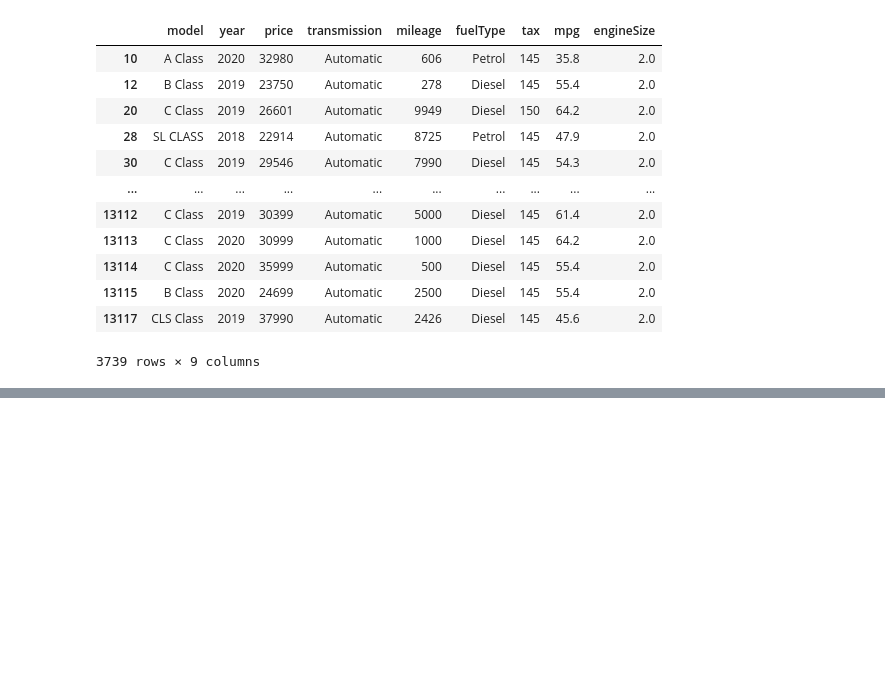
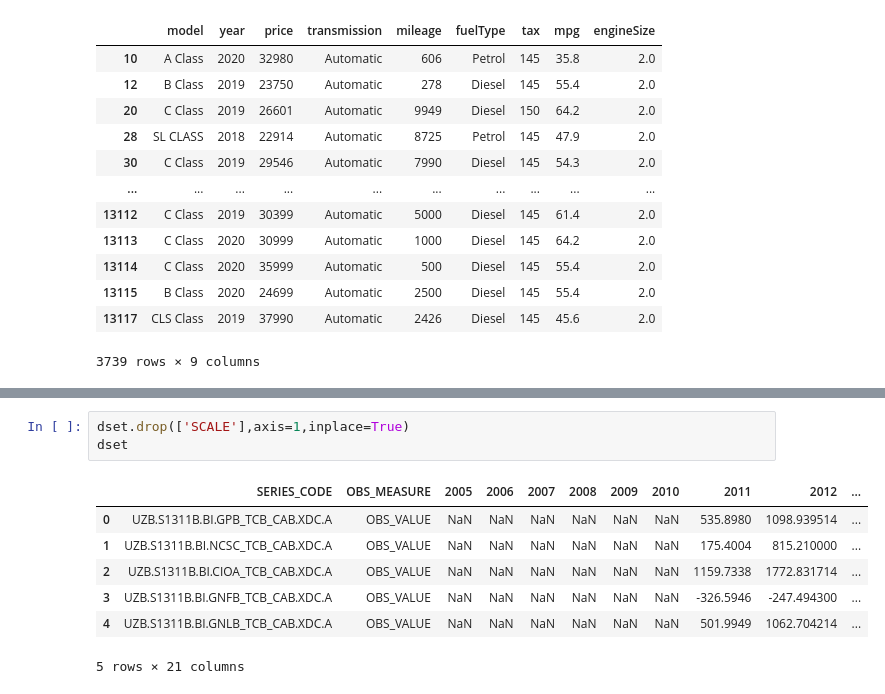
Before and after one commit to Ahmadjon0125/Mohirdev_lessons, a Jupyter notebook: Data analysis. Pandas kutubxonasi/8.Statistika.ipynb, the cells around one changed output, grey strips where cells are left out. Drawn from its saved outputs; the diff is of its cells as text; blank space fills up the shorter version.

```diff
--- a/Data analysis. Pandas kutubxonasi/8.Statistika.ipynb
+++ b/Data analysis. Pandas kutubxonasi/8.Statistika.ipynb
@@ -557,0 +623,11 @@ df[df.engineSize == 2.0]
+# %%
+dset.drop(['SCALE'],axis=1,inplace=True)
+dset
+# %% [output]
+|  | SERIES_CODE | OBS_MEASURE | 2005 | 2006 | 2007 | 2008 | 2009 | 2010 | 2011 | 2012 | ... |
+| 0 | UZB.S1311B.BI.GPB_TCB_CAB.XDC.A | OBS_VALUE | NaN | NaN | NaN | NaN | NaN | NaN | 535.8980 | 1098.939514 | ... |
+| 1 | UZB.S1311B.BI.NCSC_TCB_CAB.XDC.A | OBS_VALUE | NaN | NaN | NaN | NaN | NaN | NaN | 175.4004 | 815.210000 | ... |
+| 2 | UZB.S1311B.BI.CIOA_TCB_CAB.XDC.A | OBS_VALUE | NaN | NaN | NaN | NaN | NaN | NaN | 1159.7338 | 1772.831714 | ... |
+| 3 | UZB.S1311B.BI.GNFB_TCB_CAB.XDC.A | OBS_VALUE | NaN | NaN | NaN | NaN | NaN | NaN | -326.5946 | -247.494300 | ... |
+| 4 | UZB.S1311B.BI.GNLB_TCB_CAB.XDC.A | OBS_VALUE | NaN | NaN | NaN | NaN | NaN | NaN | 501.9949 | 1062.704214 | ... |
+5 rows × 21 columns
```
Also changed, not shown: parts of 6 cells of this notebook, 2 other files.
